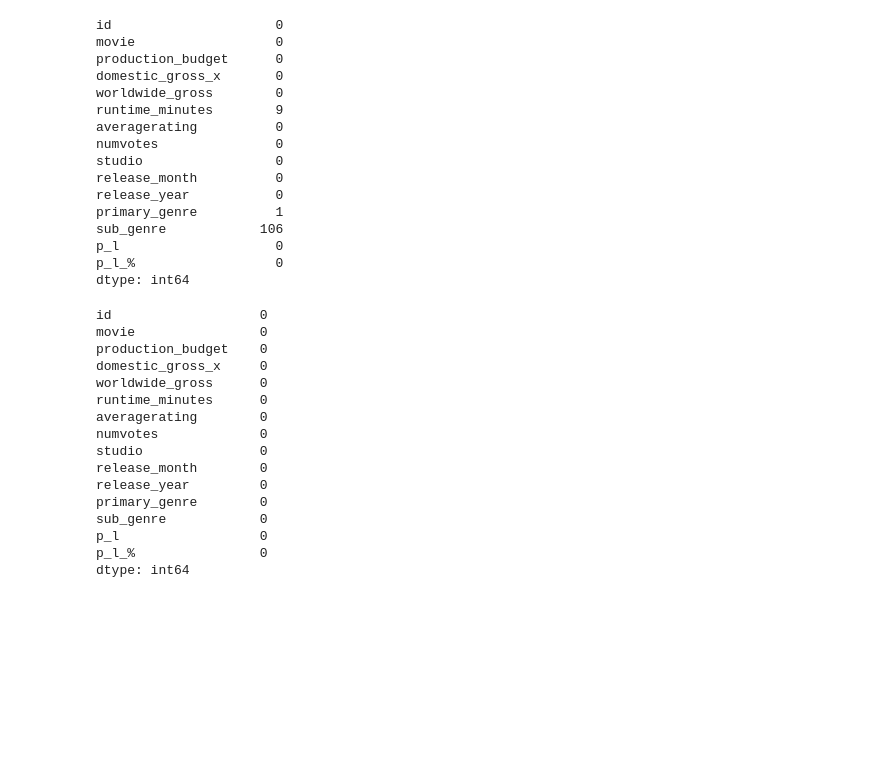
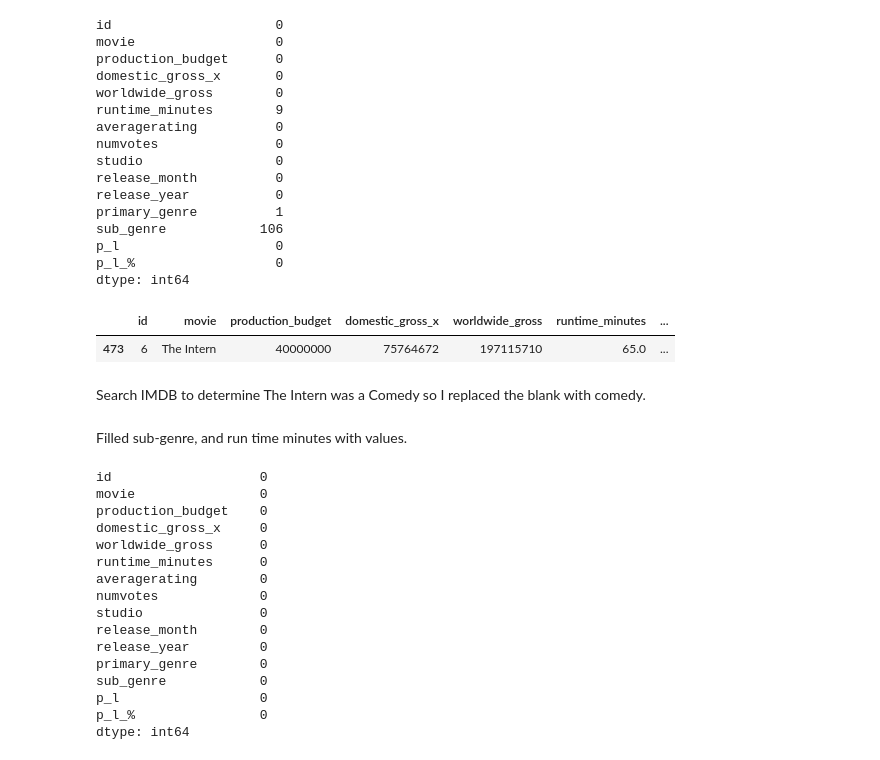
Before and after one commit to natberr/Project_One, a Jupyter notebook: Microsoft Movie Studio Project.ipynb, the cells around one changed output. Saved outputs shown, nothing was run; the diff lists cells and outputs as text; code cells hidden in the pictures; blank space fills up the shorter version.

```diff
--- a/Microsoft Movie Studio Project.ipynb
+++ b/Microsoft Movie Studio Project.ipynb
@@ -213,4 +213,12 @@ sub_genre            106
 p_l                    0
 p_l_%                  0
 dtype: int64
+# %%
+null_values = pd.isnull(df_tn_imdb_bom['primary_genre'])
+df_tn_imdb_bom[null_values]
+# %% [output]
+|  | id | movie | production_budget | domestic_gross_x | worldwide_gross | runtime_minutes | ... |
+| 473 | 6 | The Intern | 40000000 | 75764672 | 197115710 | 65.0 | ... |
+# %% [markdown]
+Search IMDB to determine The Intern was a Comedy so I replaced the blank with comedy.
 # %%
@@ -218,3 +226,5 @@ df_tn_imdb_bom['primary_genre'].fillna('-', inplace=True)
+# %% [markdown]
+Filled sub-genre, and run time minutes with values.
 # %%
 df_tn_imdb_bom['sub_genre'].fillna('-', inplace=True)
 # %%
```
Also changed, not shown: parts of 5 cells of this notebook, 1 other file.
